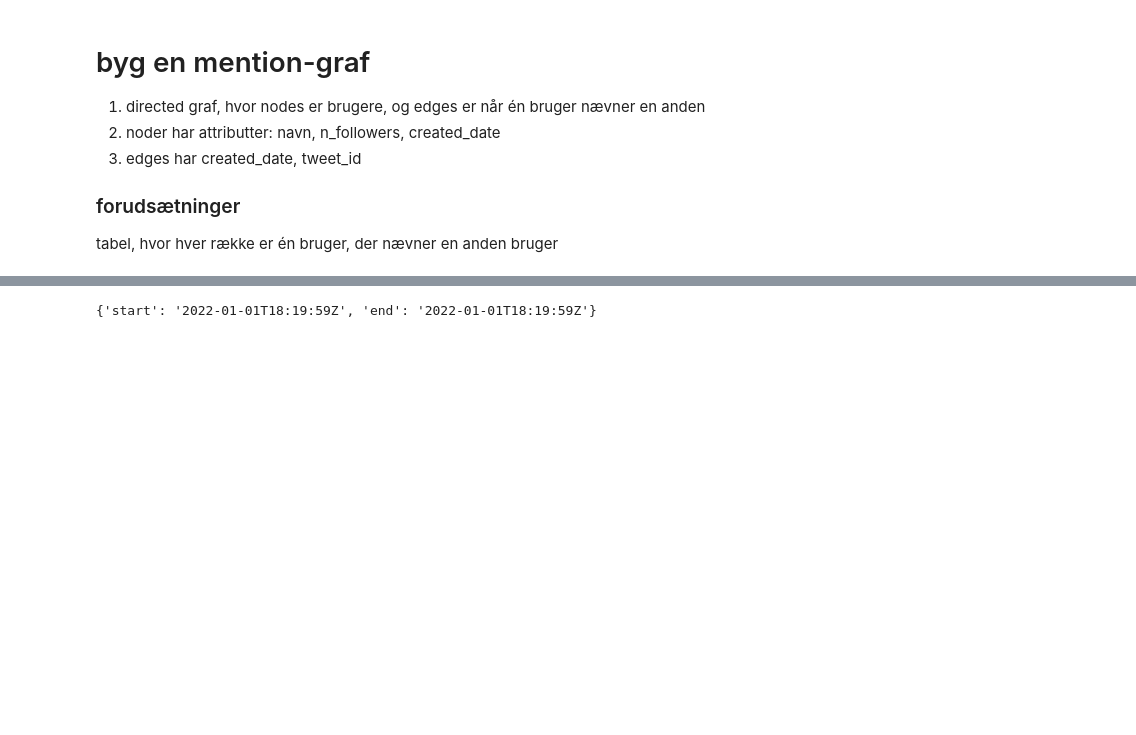
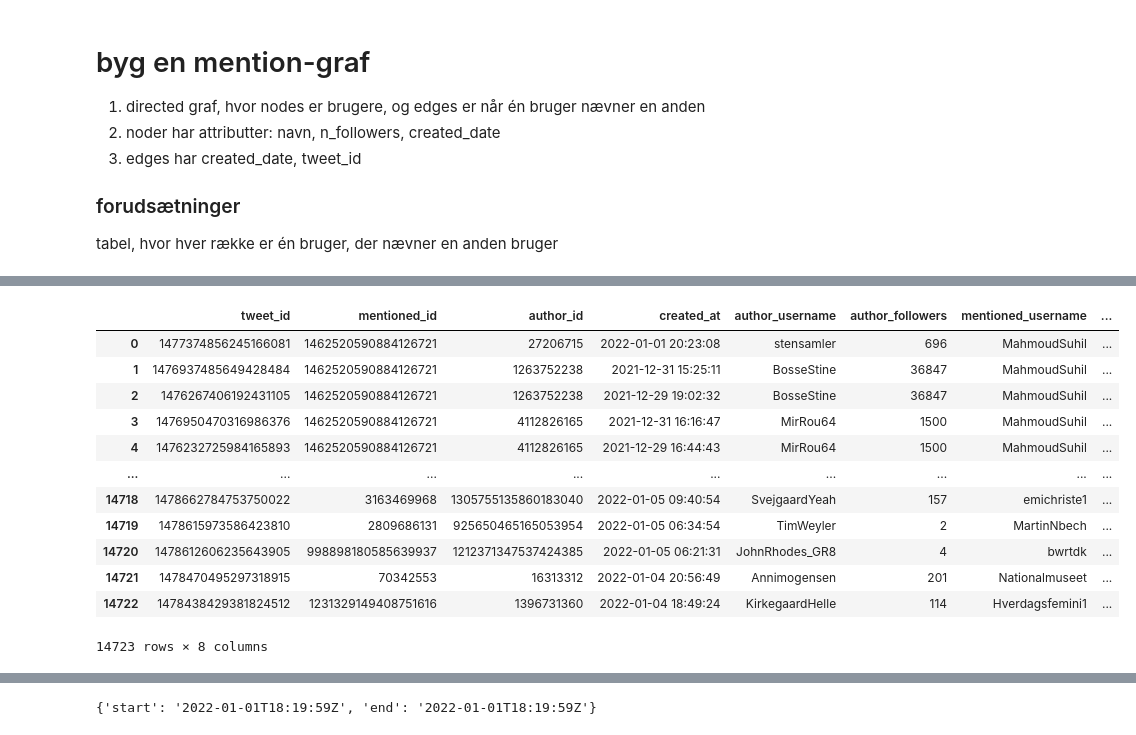
Before and after one commit to andershjoensen/dkpol_stats, a Jupyter notebook: inspect_data.ipynb, the cells around one changed output, grey strips where cells are left out. Saved outputs shown, nothing was run; the diff lists cells and outputs as text; code cells hidden in the pictures; blank space fills up the shorter version.

```diff
--- a/inspect_data.ipynb
+++ b/inspect_data.ipynb
@@ -232,3 +232,19 @@ mentions and authors and followers step 2: (12632, 8)
+# %%
+maf[maf['author_username'] == ]
+# %% [output]
+|  | tweet_id | mentioned_id | author_id | created_at | author_username | author_followers | mentioned_username | ... |
+| 0 | 1477374856245166081 | 1462520590884126721 | 27206715 | 2022-01-01 20:23:08 | stensamler | 696 | MahmoudSuhil | ... |
+| 1 | 1476937485649428484 | 1462520590884126721 | 1263752238 | 2021-12-31 15:25:11 | BosseStine | 36847 | MahmoudSuhil | ... |
+| 2 | 1476267406192431105 | 1462520590884126721 | 1263752238 | 2021-12-29 19:02:32 | BosseStine | 36847 | MahmoudSuhil | ... |
+| 3 | 1476950470316986376 | 1462520590884126721 | 4112826165 | 2021-12-31 16:16:47 | MirRou64 | 1500 | MahmoudSuhil | ... |
+| 4 | 1476232725984165893 | 1462520590884126721 | 4112826165 | 2021-12-29 16:44:43 | MirRou64 | 1500 | MahmoudSuhil | ... |
+| ... | ... | ... | ... | ... | ... | ... | ... | ... |
+| 14718 | 1478662784753750022 | 3163469968 | 1305755135860183040 | 2022-01-05 09:40:54 | SvejgaardYeah | 157 | emichriste1 | ... |
+| 14719 | 1478615973586423810 | 2809686131 | 925650465165053954 | 2022-01-05 06:34:54 | TimWeyler | 2 | MartinNbech | ... |
+| 14720 | 1478612606235643905 | 998898180585639937 | 1212371347537424385 | 2022-01-05 06:21:31 | JohnRhodes_GR8 | 4 | bwrtdk | ... |
+| 14721 | 1478470495297318915 | 70342553 | 16313312 | 2022-01-04 20:56:49 | Annimogensen | 201 | Nationalmuseet | ... |
+| 14722 | 1478438429381824512 | 1231329149408751616 | 1396731360 | 2022-01-04 18:49:24 | KirkegaardHelle | 114 | Hverdagsfemini1 | ... |
+14723 rows × 8 columns
 # %%
 follower_threshold = 3000
 
```
Also changed, not shown: parts of 14 cells of this notebook, 2 other files.
